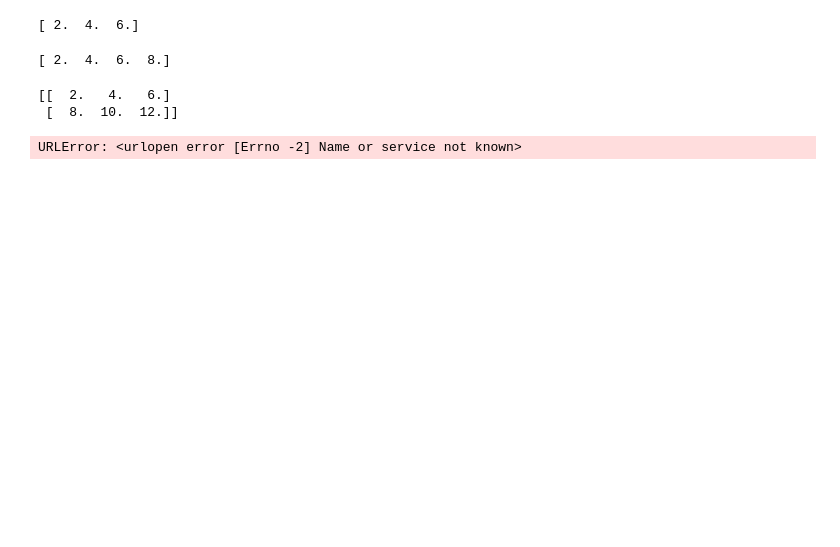
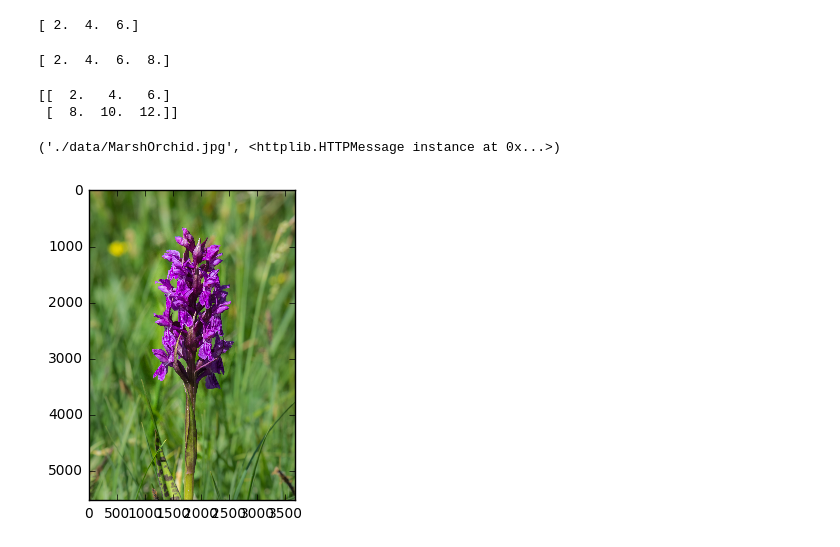
Before and after one commit to codiply/tensorflow-playground, a Jupyter notebook: notebooks/102 Placeholders.ipynb, the cells around one changed output. Saved outputs shown, nothing was run; the diff lists cells and outputs as text; code cells hidden in the pictures; blank space fills up the shorter version.

```diff
--- a/notebooks/102 Placeholders.ipynb
+++ b/notebooks/102 Placeholders.ipynb
@@ -36,5 +36,2 @@ slice = tf.slice(image, [1000, 0, 0], [300, -1, -1])
-# %%
-url = "http://learningtensorflow.com/images/MarshOrchid.jpg"
-raw_image_data = mpimg.imread(url)
-# %% [output]
-URLError: <urlopen error [Errno -2] Name or service not known>
+# %%
+data_folder = "./data"
@@ -40,0 +41,13 @@ URLError: <urlopen error [Errno -2] Name or service not known>
+# %%
+image_url = "http://learningtensorflow.com/images/MarshOrchid.jpg"
+image_filename = os.path.join(data_folder, "MarshOrchid.jpg")
+urllib.urlretrieve(image_url, image_filename)
+# %% [output]
+('./data/MarshOrchid.jpg', <httplib.HTTPMessage instance at 0x...>)
+# %%
+image_data = mpimg.imread(image_filename)
+# %%
+plt.imshow(image_data)
+plt.show()
+# %% [output]
+[figure, added]
```
Also changed, not shown: parts of 6 cells of this notebook.
